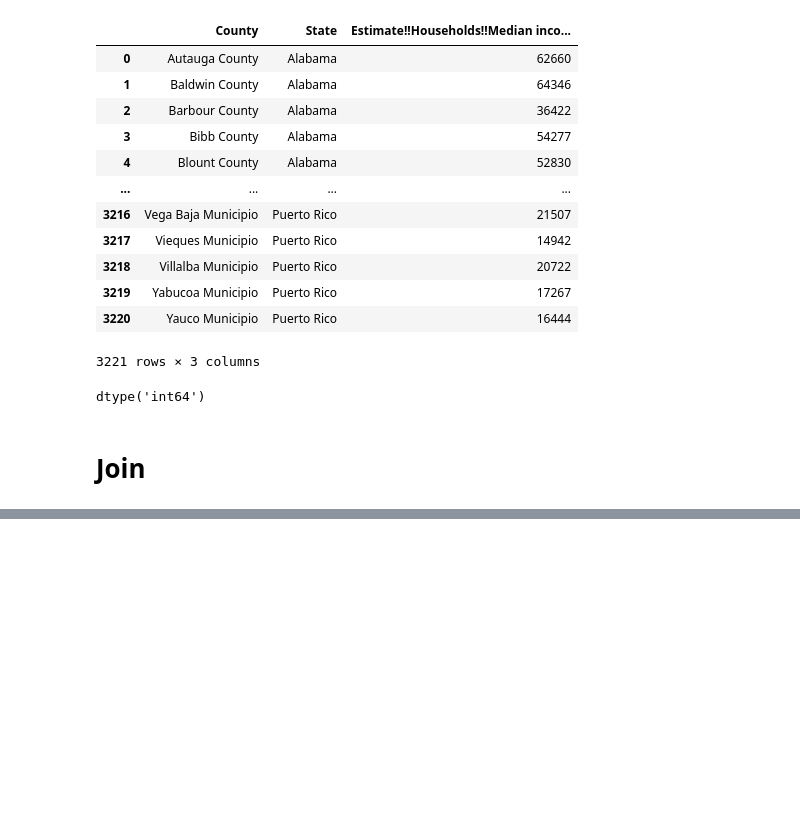
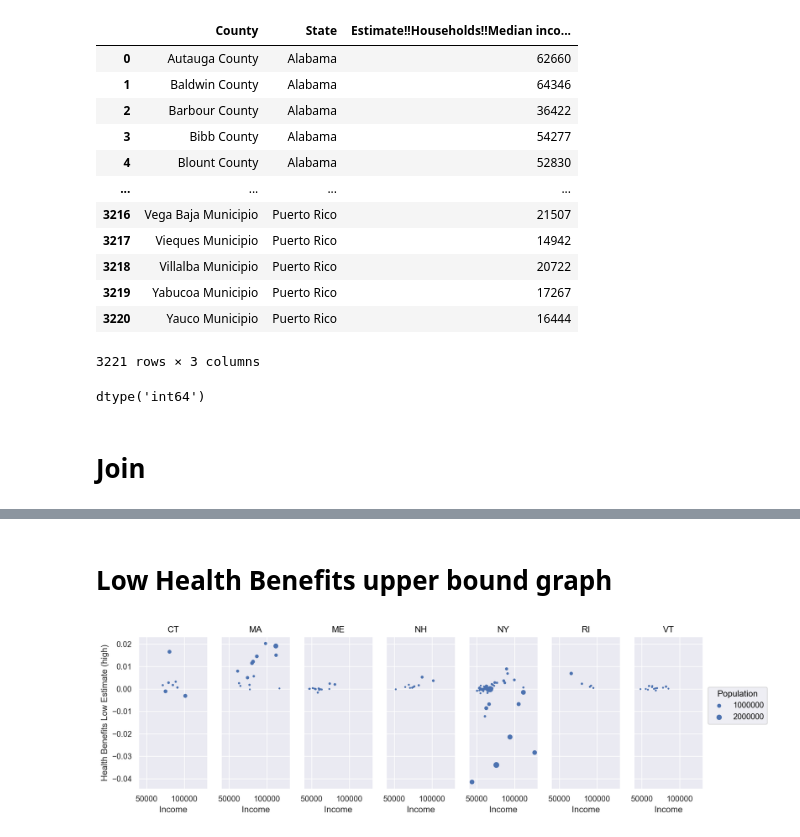
Before and after one commit to elizrgrs/powersystemspublichealth, a Jupyter notebook: dataprocessing/plotting_chris.ipynb, the cells around one changed output, grey strips where cells are left out. Drawn from its saved outputs; the diff is of its cells as text; code cells hidden in the pictures; blank space fills up the shorter version.

```diff
--- a/dataprocessing/plotting_chris.ipynb
+++ b/dataprocessing/plotting_chris.ipynb
@@ -67,10 +67,10 @@ lowhealth = pd.read_csv(
 carbon = pd.read_csv(
     os.path.join(NE_outcomes_dir, "Fall116CarbonEmissionsOutcome.csv"),
     skiprows=(1,3110))
-mixedhigh = pd.read_csv(
+mixhigh = pd.read_csv(
     os.path.join(NE_outcomes_dir, "Fall116mixhighGeneratorOutcome.csv"),
     skiprows=(1,3110))
-mixedlow = pd.read_csv(
+mixlow = pd.read_csv(
     os.path.join(NE_outcomes_dir, "Fall116mixlowGeneratorOutcome.csv"),
     skiprows=(1,3110))
 original = pd.read_csv(os.path.join(NE_outcomes_dir, "Fall116OriginalCostGeneratorOutcome.csv"),
@@ -367,0 +518,17 @@ inner = NE_highhealth.join([NE_pop_comp, NE_income_comp], how='inner').reset_ind
+# %% [markdown]
+# Low Health Benefits upper bound graph
+# %%
+
+(
+    so.Plot(
+        inner,
+        x='Income',
+        y='Health Benefits Low Estimate (high)',
+        # color='State',
+        pointsize='Population')
+    .add(so.Dot())
+    .facet(col='State')
+    .layout(size=(12, 4))
+)
+# %% [output]
+[figure, added]
```
Also changed, not shown: parts of 25 cells of this notebook.
